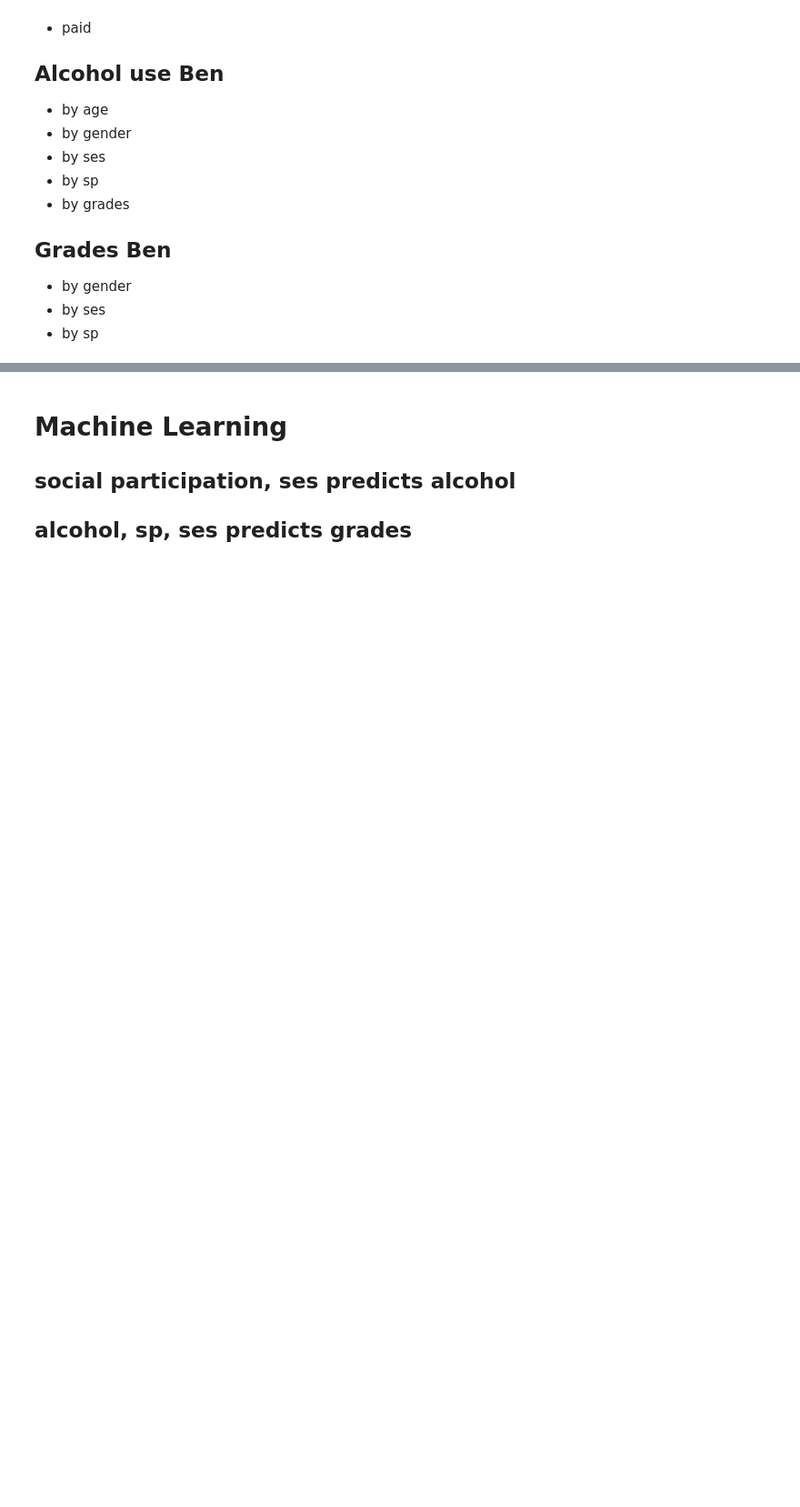
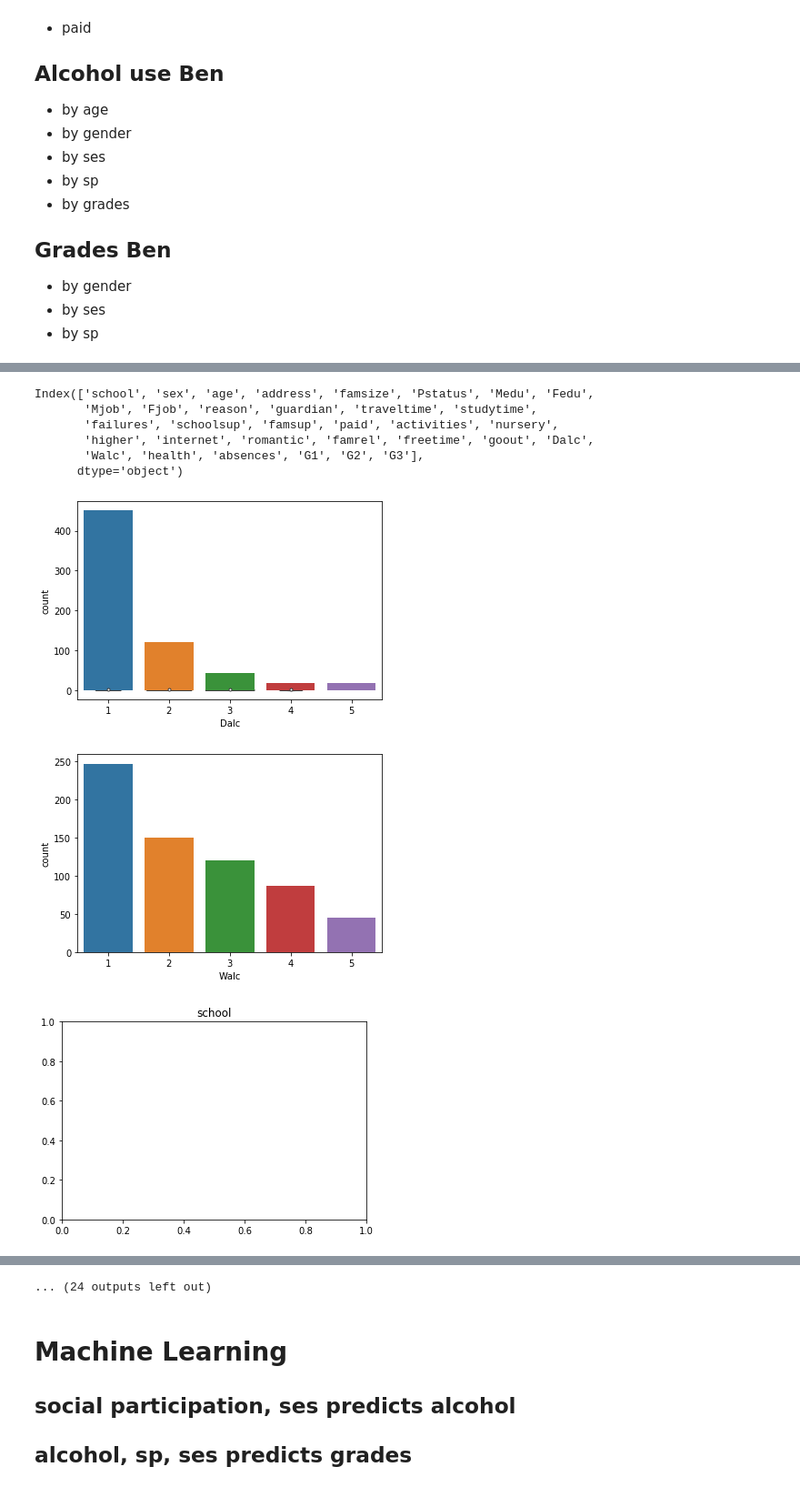
Before and after one commit to natanoliff/natanoliff.github.io, a Jupyter notebook: Alcohol_Consumption.ipynb, the cells around one changed output, grey strips where cells are left out. Shown: that part at 91% size. Drawn from its saved outputs; the diff is of its cells as text; code cells hidden in the pictures; blank space fills up the shorter version.

```diff
--- a/Alcohol_Consumption.ipynb
+++ b/Alcohol_Consumption.ipynb
@@ -94,0 +96,30 @@ SyntaxError: invalid syntax (<ipython-input-1-e1941d42e060>, line 2)
+# %%
+print(data.columns)
+fig, ax = plt.subplots()
+x = data.studytime
+y = data.Dalc
+sns.violinplot(x=x, y = y)
+sns.countplot(x='Dalc', data=data)
+fig, ax = plt.subplots()
+sns.countplot(x='Walc', data=data)
+for col in data.columns:
+    fig, ax = plt.subplots()
+
+    x = col
+    y = y
+#     b, m = polyfit(x, y, 1)
+#     plt.plot(x, y, '.')
+#     plt.plot(x, b + m * x, '-')
+#     plt.show()
+    plt.title(col)
+    #sns.violinplot(x=data[x], y=y)
+# %% [output]
+Index(['school', 'sex', 'age', 'address', 'famsize', 'Pstatus', 'Medu', 'Fedu',
+       'Mjob', 'Fjob', 'reason', 'guardian', 'traveltime', 'studytime',
+       'failures', 'schoolsup', 'famsup', 'paid', 'activities', 'nursery',
+       'higher', 'internet', 'romantic', 'famrel', 'freetime', 'goout', 'Dalc',
+       'Walc', 'health', 'absences', 'G1', 'G2', 'G3'],
+      dtype='object')
+[figure, added]
+[figure, added]
+[figure, added]
@@ -94,0 +134 @@ SyntaxError: invalid syntax (<ipython-input-1-e1941d42e060>, line 2)
+... (24 outputs left out)
```
Also changed, not shown: parts of 6 cells of this notebook.
